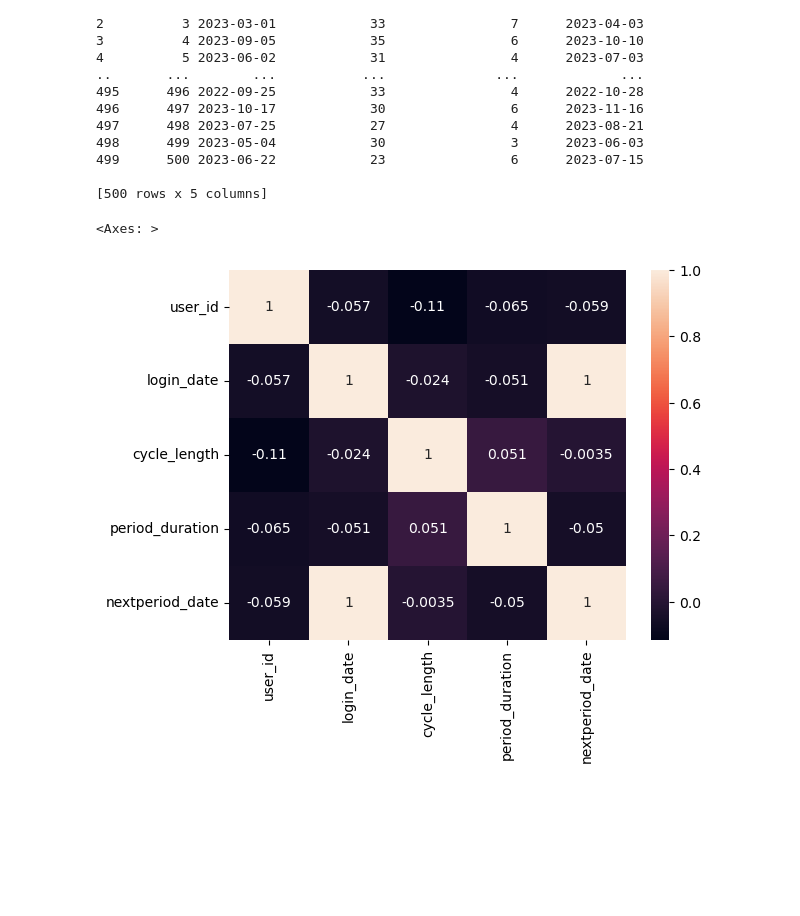
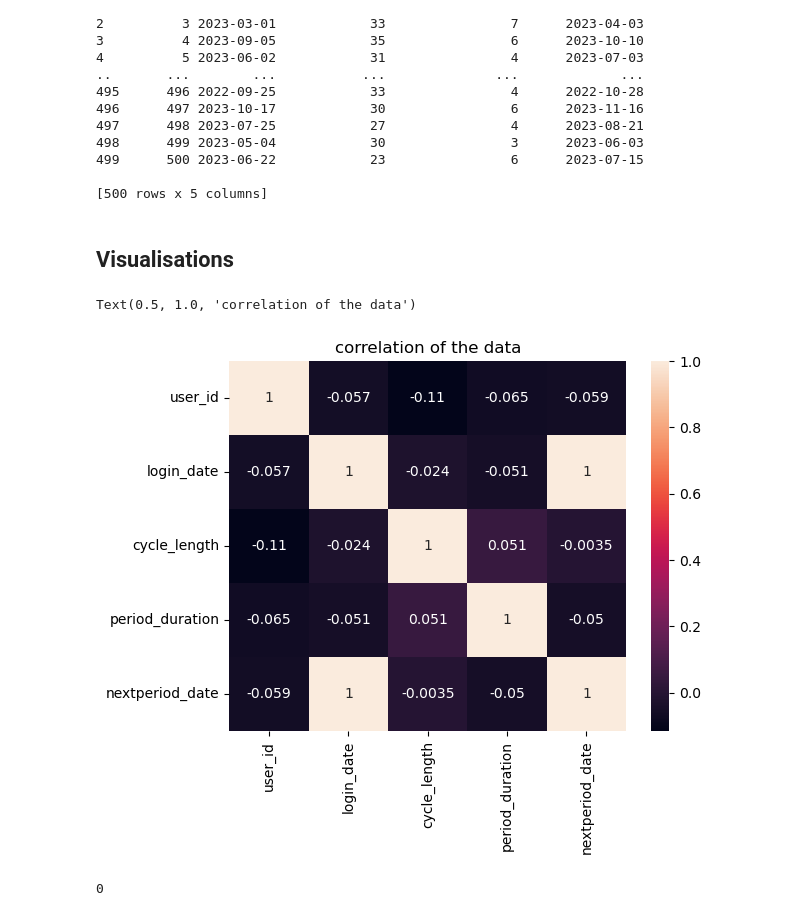
Before and after one commit to AkotoChristine/linear_regression_model, a Jupyter notebook: summative/linear_regression/multivariate.ipynb, the cells around one changed output. Cells and saved outputs as stored; diff of their text form; code cells hidden in the pictures; blank space fills up the shorter version.

Commit message:
duplicates

```diff
--- a/summative/linear_regression/multivariate.ipynb
+++ b/summative/linear_regression/multivariate.ipynb
@@ -144,8 +174,16 @@ print(data)
 499      500 2023-06-22            23                6      2023-07-15
 
 [500 rows x 5 columns]
+# %% [markdown]
+## Visualisations
 # %%
 sns.heatmap(corrh, annot =True)
+plt.title('correlation of the data' )
 # %% [output]
-<Axes: >
+Text(0.5, 1.0, 'correlation of the data')
-[figure, old version]
+[figure, new version]
+# %%
+#checking for duplicates
+data.duplicated().sum()
+# %% [output]
+0
```
Also changed, not shown: parts of 6 cells of this notebook.
